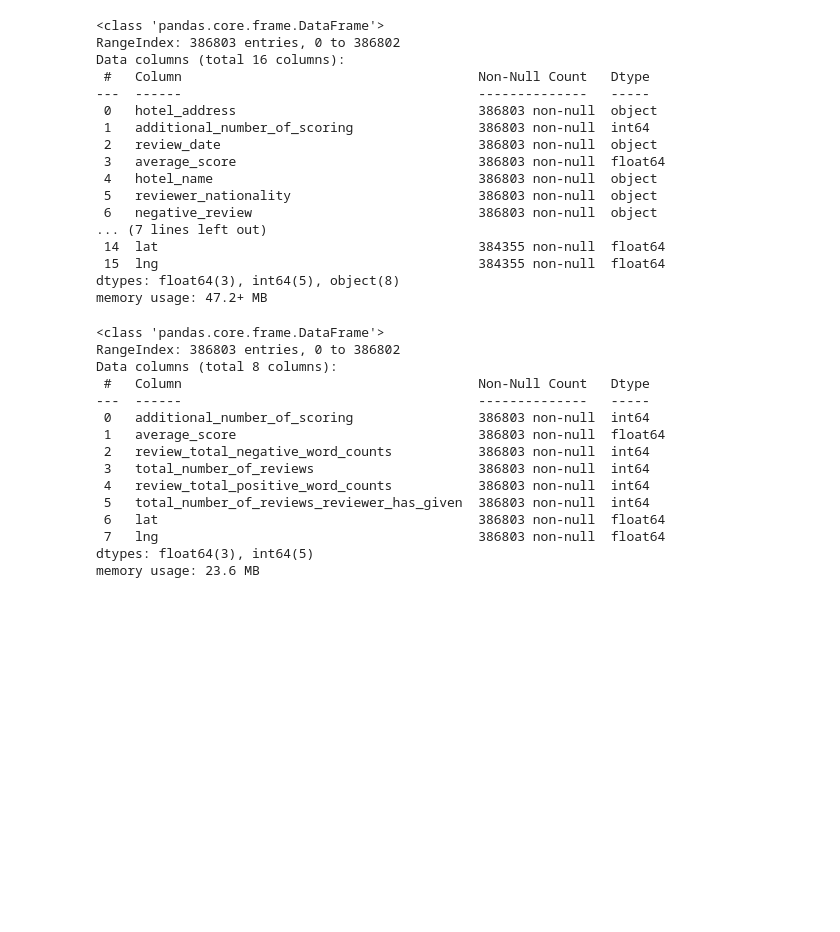
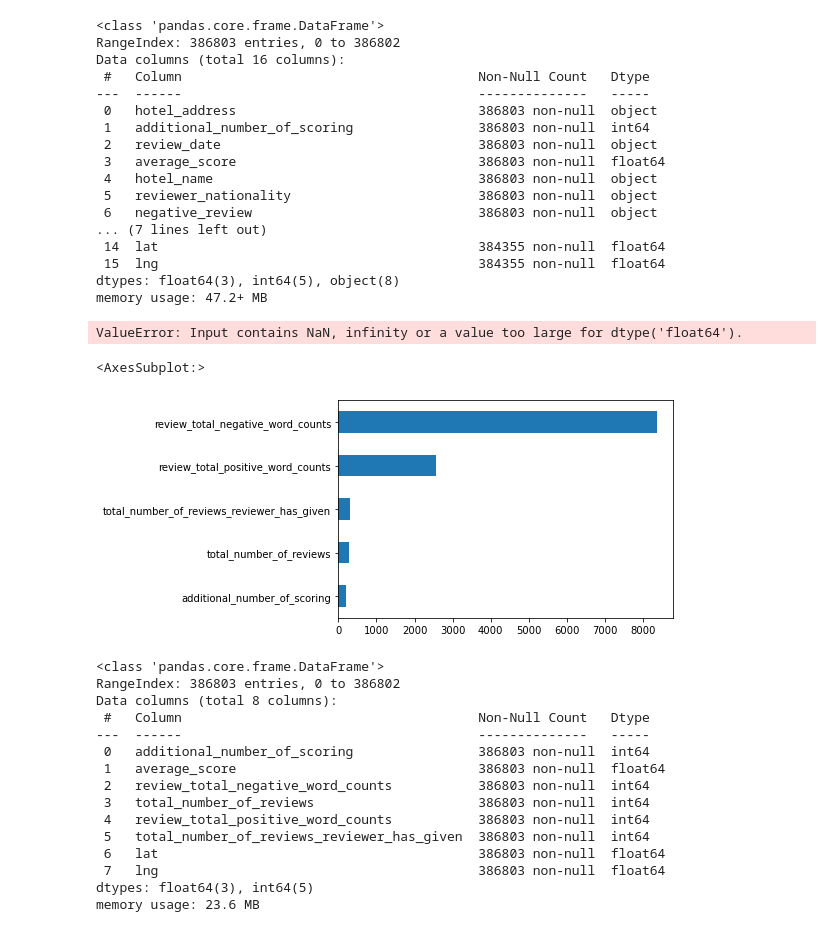
Before and after one commit to Alexx-Yu/python_classes, a Jupyter notebook: Project 03/EDA_Project_3_model 2.ipynb, the cells around one changed output. Cells and saved outputs as stored; diff of their text form; code cells hidden in the pictures; blank space fills up the shorter version.

```diff
--- a/Project 03/EDA_Project_3_model 2.ipynb
+++ b/Project 03/EDA_Project_3_model 2.ipynb
@@ -35,12 +35,45 @@ dtypes: float64(3), int64(5), object(8)
 memory usage: 47.2+ MB
 # %%
 # удалим нечисловые столбцы
-X = X.drop(['hotel_address', 'review_date', 'hotel_name', 'reviewer_nationality', 'negative_review', 'positive_review', 'tags', 'days_since_review'], axis = 1)
+#X = X.drop(['hotel_address', 'review_date', 'hotel_name', 'reviewer_nationality', 'negative_review', 'positive_review', 'tags', 'days_since_review'], axis = 1)
 # %%
 # заполним пропуски медианными значениями
-X['lat'] = X['lat'].fillna(X['lat'].median())
-X['lng'] = X['lng'].fillna(X['lng'].median())
+#X['lat'] = X['lat'].fillna(X['lat'].median())
+#X['lng'] = X['lng'].fillna(X['lng'].median())
 #X = X.fillna(0)
+# %%
+# непрерывные признаки
+num_cols = ['total_number_of_reviews', 'review_total_negative_word_counts', 'review_total_positive_word_counts', 'additional_number_of_scoring', 'total_number_of_reviews_reviewer_has_given']
+
+# категориальные признаки
+cat_cols = ['average_score', 'lat', 'additional_number_of_scoring']
+# %%
+# Для оценки значимости категориальных переменных будем использовать изученный нами непараметрический тест
+# хи-квадрат, реализованный в библиотеке sklearn.feature_selection.chi2. Метод возвращает массив значений
+# хи-квадрат и p-value для каждого признака.
+
+y=y.astype('int')
+
+from sklearn.feature_selection import chi2 # хи-квадрат
+
+imp_cat = pd.Series(chi2(X[cat_cols], y)[0], index=cat_cols)
+imp_cat.sort_values(inplace = True)
+imp_cat.plot(kind = 'barh')
+# %% [output]
+ValueError: Input contains NaN, infinity or a value too large for dtype('float64').
+# %%
+# Для оценки значимости непрерывных переменных будем использовать функцию f_classif из библиотеки sklearn.
+# В основе метода оценки значимости переменных лежит изученный вами в юнитах по статистике анализ (ANOVA).
+# Основу процедуры составляет обобщение результатов двух выборочных t-тестов для независимых выборок (2-sample t).
+
+from sklearn.feature_selection import f_classif # anova
+
+imp_num = pd.Series(f_classif(X[num_cols], y)[0], index = num_cols)
+imp_num.sort_values(inplace = True)
+imp_num.plot(kind = 'barh')
+# %% [output]
+<AxesSubplot:>
+[figure, added]
 # %%
 X.info()
 # %% [output]
```
Also changed, not shown: parts of 10 cells of this notebook.
